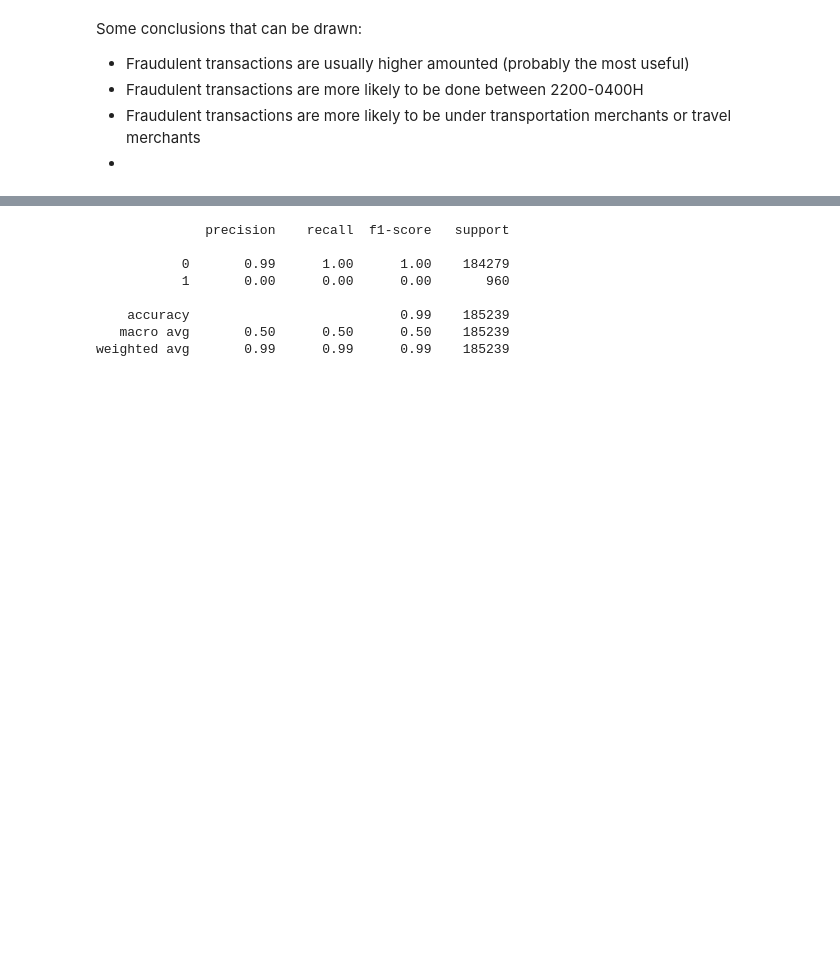
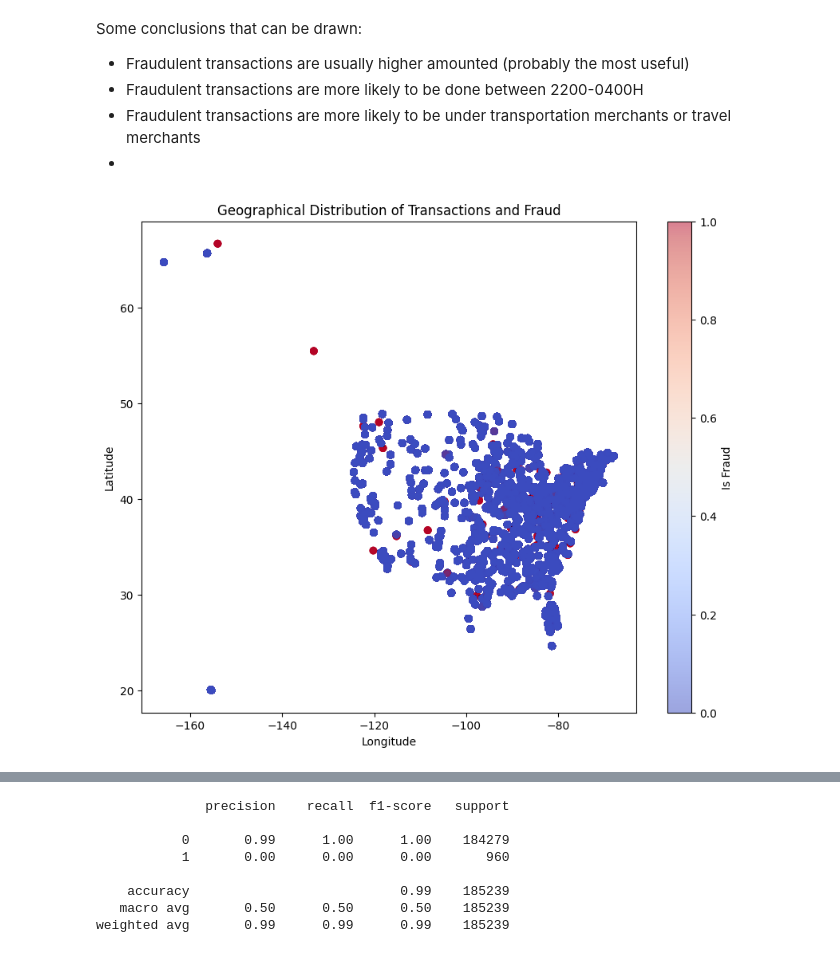
Before and after one commit to jwjwwjwj/BT4012, a Jupyter notebook: main.ipynb, the cells around one changed output, grey strips where cells are left out. Saved outputs shown, nothing was run; the diff lists cells and outputs as text; code cells hidden in the pictures; blank space fills up the shorter version.

Commit message:
Added scatter plot

```diff
--- a/main.ipynb
+++ b/main.ipynb
@@ -426,3 +431,14 @@ Some conclusions that can be drawn:
 - Fraudulent transactions are more likely to be done between 2200-0400H
 - Fraudulent transactions are more likely to be under transportation merchants or travel merchants
 -
+# %%
+# Scatter plot of geographical data
+plt.figure(figsize=(10, 8))
+plt.scatter(train['long'], train['lat'], c=train['is_fraud'], cmap='coolwarm', alpha=0.5)
+plt.title('Geographical Distribution of Transactions and Fraud')
+plt.xlabel('Longitude')
+plt.ylabel('Latitude')
+plt.colorbar(label='Is Fraud')
+plt.show()
+# %% [output]
+[figure, added]
```
Also changed, not shown: parts of 5 cells of this notebook.
